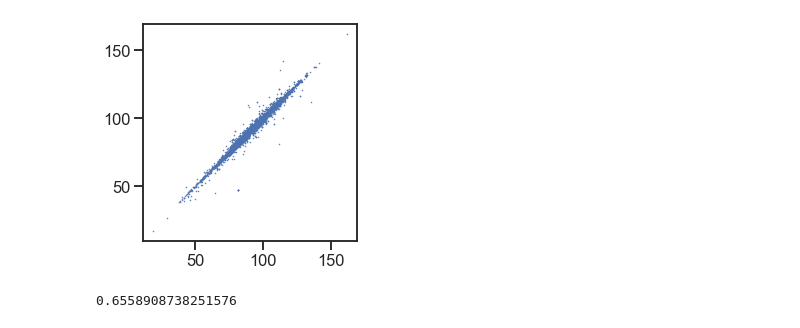
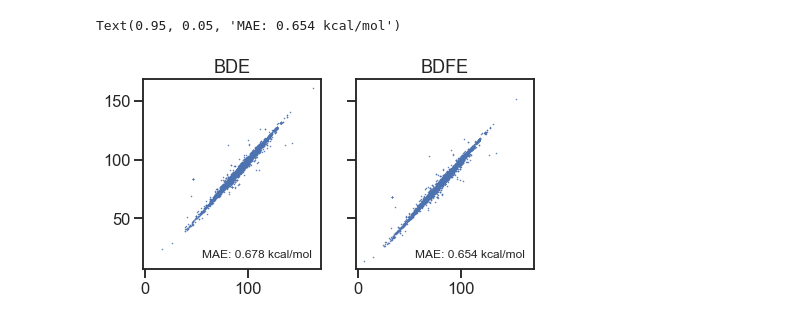
Before and after one commit to pstjohn/bde_tf2, a Jupyter notebook: plot_test.ipynb, the cells around one changed output. Cells and saved outputs as stored; diff of their text form; code cells hidden in the pictures.

```diff
--- a/plot_test.ipynb
+++ b/plot_test.ipynb
@@ -28,7 +63,8 @@ preprocessor.from_json('tfrecords/preprocessor.json')
 # %%
 test_dataset = tf.data.Dataset.from_generator(
     lambda: (preprocessor.construct_feature_matrices(smiles, train=False) for smiles in test),
-    output_types=preprocessor.output_types,
-    output_shapes=preprocessor.output_shapes)\
-    .padded_batch(batch_size=128, padded_shapes=preprocessor.padded_shapes(max_bonds=64),  # explicit padding required for consistent output shape
+    output_types=preprocessor.output_types, output_shapes=preprocessor.output_shapes)\
+    .padded_batch(batch_size=128, padded_shapes=preprocessor.padded_shapes(max_bonds=64),
                   padding_values=preprocessor.padding_values)
+
+predicted_bdes, predicted_bdfes = model.predict(test_dataset, verbose=True)
@@ -51,5 +72,0 @@ model = tf.keras.models.load_model('20200614_trained_model/best_model.hdf5', cus
-# %%
-predicted_bdes = model.predict(test_dataset, verbose=True)
-
-pivot_bdes = bde[bde.molecule.isin(test)].pivot(index='molecule', columns='bond_index', values='bde').reindex(test).values
-predicted_bdes = predicted_bdes[:, :pivot_bdes.shape[1], 0]
@@ -80,11 +73,18 @@ array([         nan, 113.10347718,  90.33807817,          nan,
-# %%
-fig = plt.figure(figsize=(4,4))
-ax = fig.add_subplot(111, aspect='equal')
-
-_ = plt.plot(predicted_bdes, pivot_bdes, '.', color='b', ms=1)
-# %% [output]
-[figure, removed]
-# %%
-np.nanmean(np.abs(predicted_bdes - pivot_bdes))
-# %% [output]
-0.6558908738251576
+# %%
+pred_bdes = pd.DataFrame(predicted_bdes.squeeze(), index=test).reset_index().melt(id_vars='index').rename(
+    columns={'index': 'molecule', 'variable': 'bond_index', 'value': 'pred_bde'})
+pred_bdes['pred_bdfe'] = pd.DataFrame(predicted_bdfes.squeeze(), index=test).melt()['value']
+
+merged = bde.merge(pred_bdes, on=['molecule', 'bond_index'])
+# %%
+fig, axs = plt.subplots(nrows=1, ncols=2, sharex=True, sharey=True, figsize=(7,3.5))
+
+axs[0].plot(merged['bde'], merged['pred_bde'], '.', color='b', ms=1)
+axs[1].plot(merged['bdfe'], merged['pred_bdfe'], '.', color='b', ms=1)
+axs[0].set_title('BDE')
+axs[1].set_title('BDFE')
+axs[0].text(.95, .05, f"MAE: {(merged['bde'] - merged['pred_bde']).abs().mean():.3f} kcal/mol", ha='right', va='bottom', transform=axs[0].transAxes, fontsize=12)
+axs[1].text(.95, .05, f"MAE: {(merged['bdfe'] - merged['pred_bdfe']).abs().mean():.3f} kcal/mol", ha='right', va='bottom', transform=axs[1].transAxes, fontsize=12)
+# %% [output]
+Text(0.95, 0.05, 'MAE: 0.654 kcal/mol')
+[figure, added]
```
Also changed, not shown: parts of 42 cells of this notebook, 15 other files.
